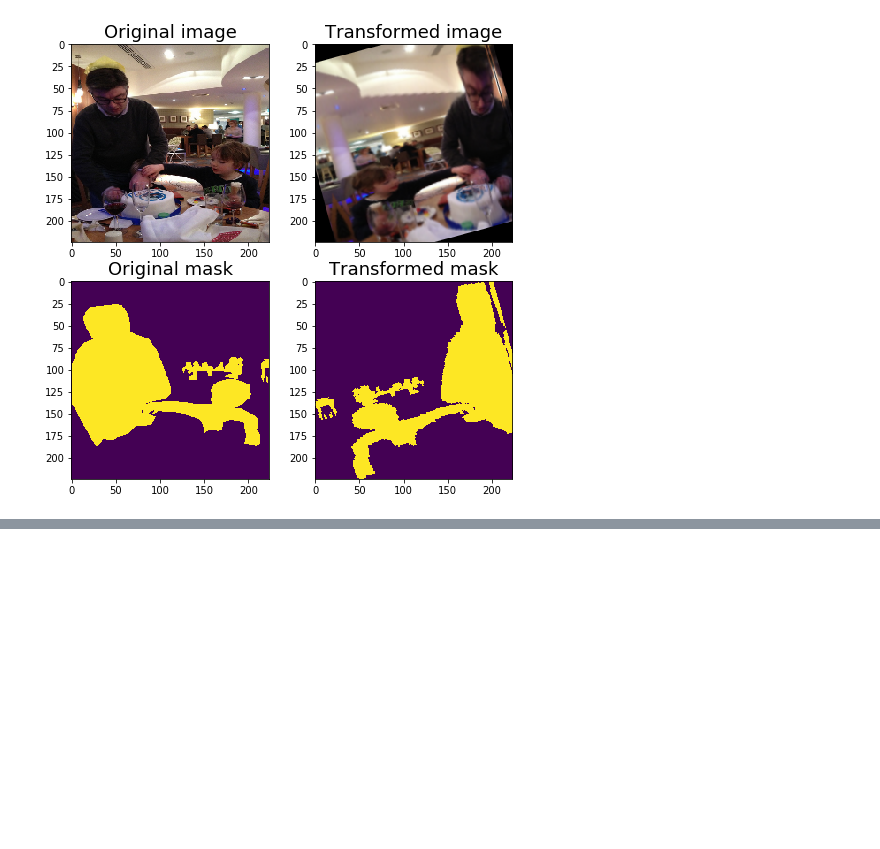
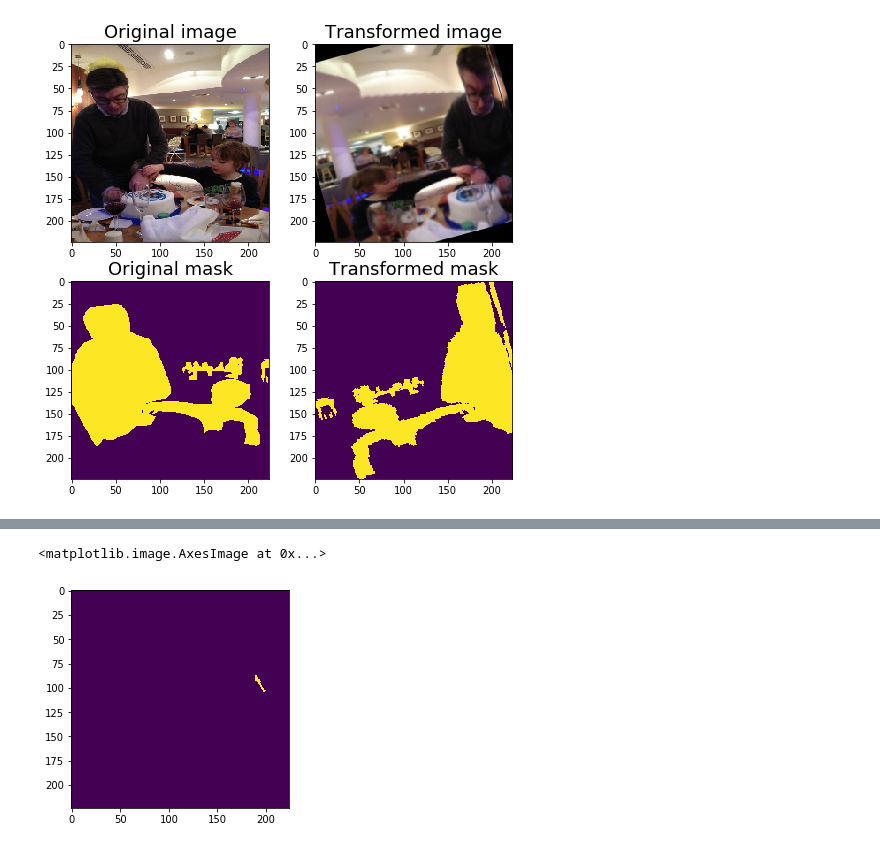
Before and after one commit to mattroz/mobilenet_segmentation, a Jupyter notebook: coco_segmentation_test.ipynb, the cells around one changed output, grey strips where cells are left out. Cells and saved outputs as stored; diff of their text form; code cells hidden in the pictures; blank space fills up the shorter version.

```diff
--- a/coco_segmentation_test.ipynb
+++ b/coco_segmentation_test.ipynb
@@ -350,0 +381,5 @@ visualize(image_light, mask_light, original_image=image, original_mask=mask)
+# %%
+plt.imshow(batch[1][16])
+# %% [output]
+<matplotlib.image.AxesImage at 0x...>
+[figure, added]
```
Also changed, not shown: parts of 4 cells of this notebook.
